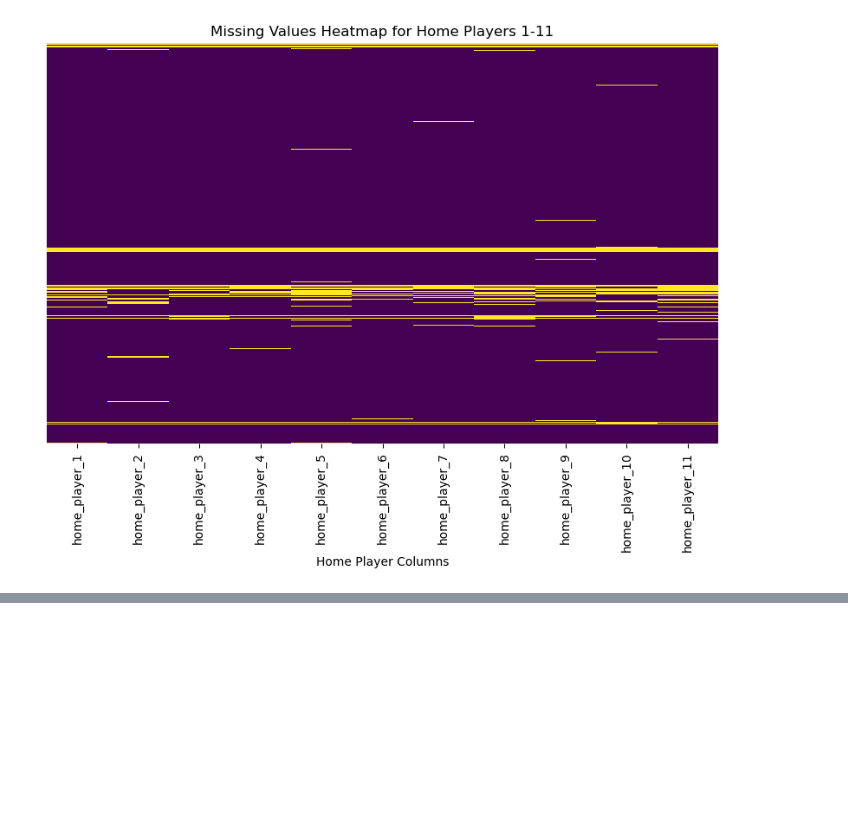
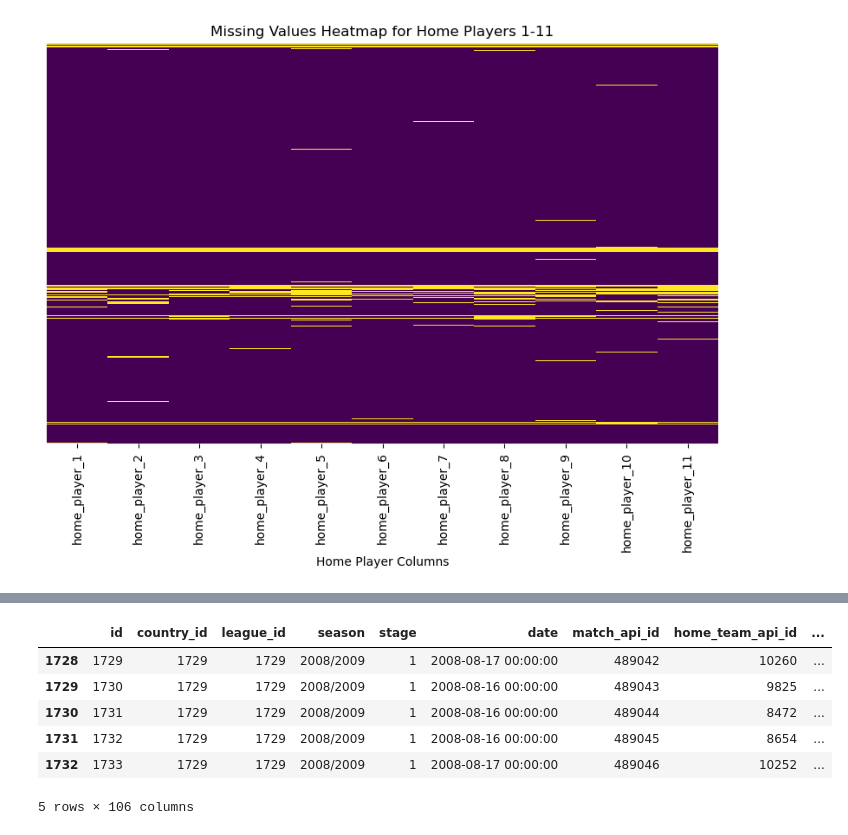
Before and after one commit to GauravGupta2022/deeplearners, a Jupyter notebook: notebooks/match_cleaning.ipynb, the cells around one changed output, grey strips where cells are left out. Saved outputs shown, nothing was run; the diff lists cells and outputs as text; code cells hidden in the pictures; blank space fills up the shorter version.

```diff
--- a/notebooks/match_cleaning.ipynb
+++ b/notebooks/match_cleaning.ipynb
@@ -166,0 +254,19 @@ player_df.head(), player_attributes_df.head()
+# %%
+# Move all columns from 'B365H' to 'BSA' to the end of the DataFrame
+betting_start = match_df.columns.get_loc('B365H')
+betting_end = match_df.columns.get_loc('BSA') + 1  # +1 to include 'BSA'
+
+betting_cols = match_df.columns[betting_start:betting_end].tolist()
+other_cols = [col for col in match_df.columns if col not in betting_cols]
+
+# Reorder columns: all non-betting columns first, then betting columns
+match_df = match_df[other_cols + betting_cols]
+match_df.head()
+# %% [output]
+|  | id | country_id | league_id | season | stage | date | match_api_id | home_team_api_id | ... |
+| 1728 | 1729 | 1729 | 1729 | 2008/2009 | 1 | 2008-08-17 00:00:00 | 489042 | 10260 | ... |
+| 1729 | 1730 | 1729 | 1729 | 2008/2009 | 1 | 2008-08-16 00:00:00 | 489043 | 9825 | ... |
+| 1730 | 1731 | 1729 | 1729 | 2008/2009 | 1 | 2008-08-16 00:00:00 | 489044 | 8472 | ... |
+| 1731 | 1732 | 1729 | 1729 | 2008/2009 | 1 | 2008-08-16 00:00:00 | 489045 | 8654 | ... |
+| 1732 | 1733 | 1729 | 1729 | 2008/2009 | 1 | 2008-08-17 00:00:00 | 489046 | 10252 | ... |
+5 rows × 106 columns
```
Also changed, not shown: parts of 18 cells of this notebook.
